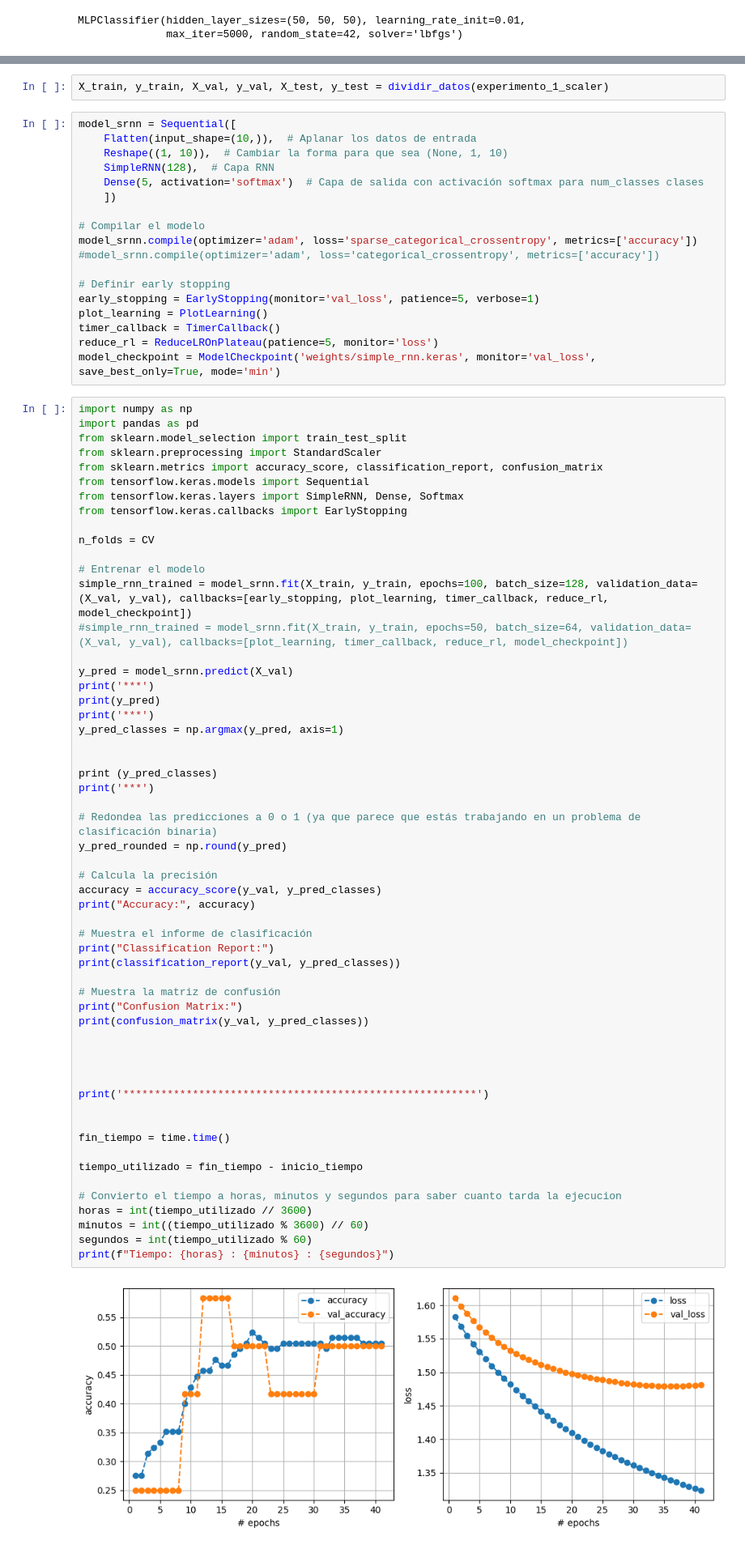
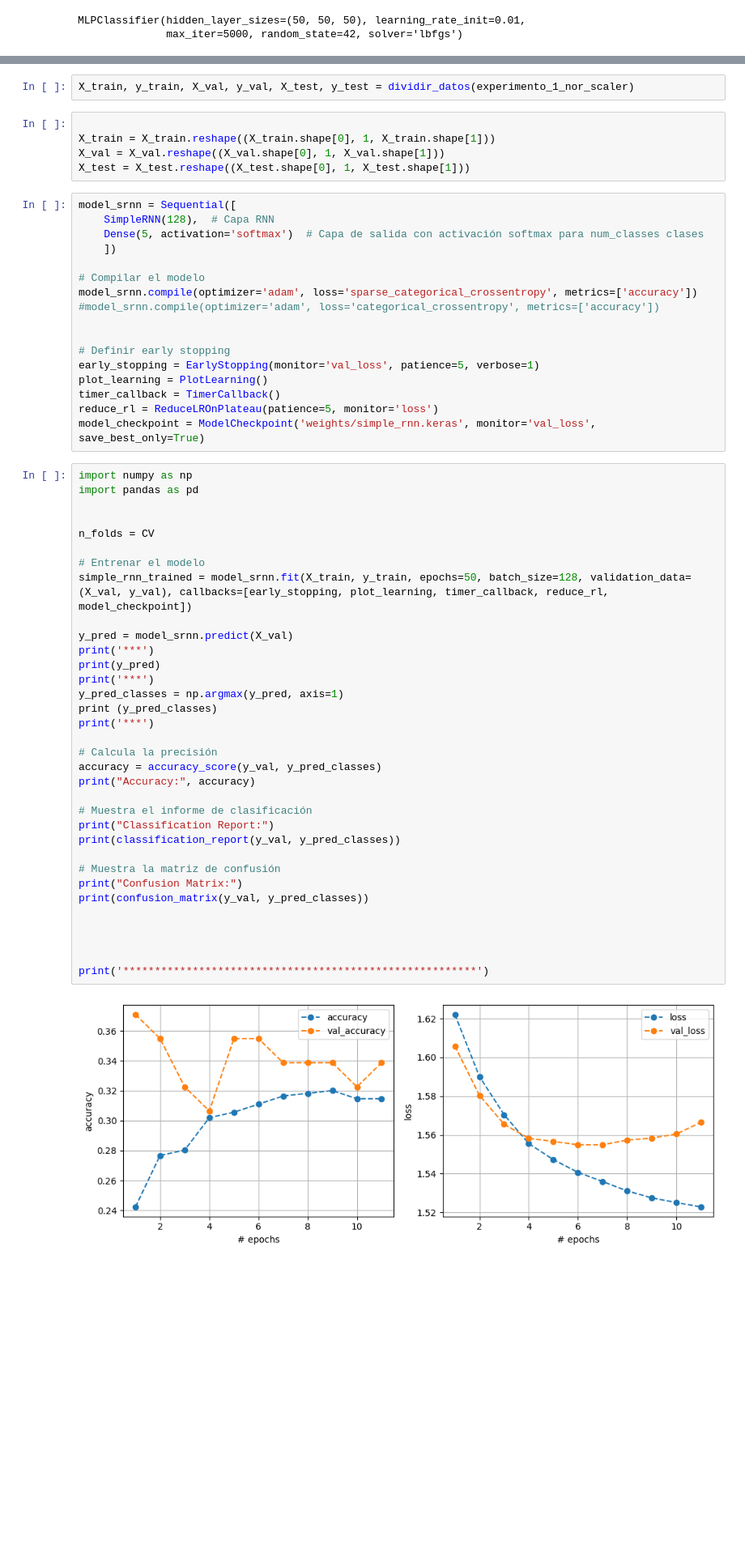
Before and after one commit to jpg1003/AnalisisEEG, a Jupyter notebook: codigo/notebooks/Deep_Learning.ipynb, the cells around one changed output, grey strips where cells are left out. Shown: that part at 81% size. Saved outputs shown, nothing was run; the diff lists cells and outputs as text; blank space fills up the shorter version.

Commit message:
ADD - Subo LSTM y SRNN

```diff
--- a/codigo/notebooks/Deep_Learning.ipynb
+++ b/codigo/notebooks/Deep_Learning.ipynb
@@ -778,9 +480,12 @@ experimento_1_scaler = experimento_1_nor_scaler.drop(['Timestamp'], axis=1)
 # %%
-X_train, y_train, X_val, y_val, X_test, y_test = dividir_datos(experimento_1_scaler)
+X_train, y_train, X_val, y_val, X_test, y_test = dividir_datos(experimento_1_nor_scaler)
+# %%
+
+X_train = X_train.reshape((X_train.shape[0], 1, X_train.shape[1]))
+X_val = X_val.reshape((X_val.shape[0], 1, X_val.shape[1]))
+X_test = X_test.reshape((X_test.shape[0], 1, X_test.shape[1]))
 # %%
 model_srnn = Sequential([
-    Flatten(input_shape=(10,)),  # Aplanar los datos de entrada
-    Reshape((1, 10)),  # Cambiar la forma para que sea (None, 1, 10)
     SimpleRNN(128),  # Capa RNN
     Dense(5, activation='softmax')  # Capa de salida con activación softmax para num_classes clases
     ])
@@ -789,67 +494,46 @@ model_srnn = Sequential([
 model_srnn.compile(optimizer='adam', loss='sparse_categorical_crossentropy', metrics=['accuracy'])
 #model_srnn.compile(optimizer='adam', loss='categorical_crossentropy', metrics=['accuracy'])
 
+
 # Definir early stopping
 early_stopping = EarlyStopping(monitor='val_loss', patience=5, verbose=1)
 plot_learning = PlotLearning()
 timer_callback = TimerCallback()
 reduce_rl = ReduceLROnPlateau(patience=5, monitor='loss')
-model_checkpoint = ModelCheckpoint('weights/simple_rnn.keras', monitor='val_loss', save_best_only=True, mode='min')
+model_checkpoint = ModelCheckpoint('weights/simple_rnn.keras', monitor='val_loss', save_best_only=True)
 # %%
 import numpy as np
 import pandas as pd
-from sklearn.model_selection import train_test_split
-from sklearn.preprocessing import StandardScaler
-from sklearn.metrics import accuracy_score, classification_report, confusion_matrix
-from tensorflow.keras.models import Sequential
-from tensorflow.keras.layers import SimpleRNN, Dense, Softmax
-from tensorflow.keras.callbacks import EarlyStopping
+
 
 n_folds = CV
 
 # Entrenar el modelo
-simple_rnn_trained = model_srnn.fit(X_train, y_train, epochs=100, batch_size=128, validation_data= (X_val, y_val), callbacks=[early_stopping, plot_learning, timer_callback, reduce_rl, model_checkpoint])
-#simple_rnn_trained = model_srnn.fit(X_train, y_train, epochs=50, batch_size=64, validation_data= (X_val, y_val), callbacks=[plot_learning, timer_callback, reduce_rl, model_checkpoint])
+simple_rnn_trained = model_srnn.fit(X_train, y_train, epochs=50, batch_size=128, validation_data= (X_val, y_val), callbacks=[early_stopping, plot_learning, timer_callback, reduce_rl, model_checkpoint])
 
 y_pred = model_srnn.predict(X_val)
 print('***')
 print(y_pred)
 print('***')
 y_pred_classes = np.argmax(y_pred, axis=1)
-
-
 print (y_pred_classes)
 print('***')
-
-# Redondea las predicciones a 0 o 1 (ya que parece que estás trabajando en un problema de clasificación binaria)
-y_pred_rounded = np.round(y_pred)
 
 # Calcula la precisión
 accuracy = accuracy_score(y_val, y_pred_classes)
 print("Accuracy:", accuracy)
 
 # Muestra el informe de clasificación
 print("Classification Report:")
 print(classification_report(y_val, y_pred_classes))
 
 # Muestra la matriz de confusión
 print("Confusion Matrix:")
 print(confusion_matrix(y_val, y_pred_classes))
 
 
 
 
 print('********************************************************')
-
-
-fin_tiempo = time.time()
-
-tiempo_utilizado = fin_tiempo - inicio_tiempo
-
-# Convierto el tiempo a horas, minutos y segundos para saber cuanto tarda la ejecucion
-horas = int(tiempo_utilizado // 3600)
-minutos = int((tiempo_utilizado % 3600) // 60)
-segundos = int(tiempo_utilizado % 60)
-print(f"Tiempo: {horas} : {minutos} : {segundos}")
 # %% [output]
-[figure, old version]
+[figure, new version]
```
Also changed, not shown: parts of 22 cells of this notebook, 2 other files.
